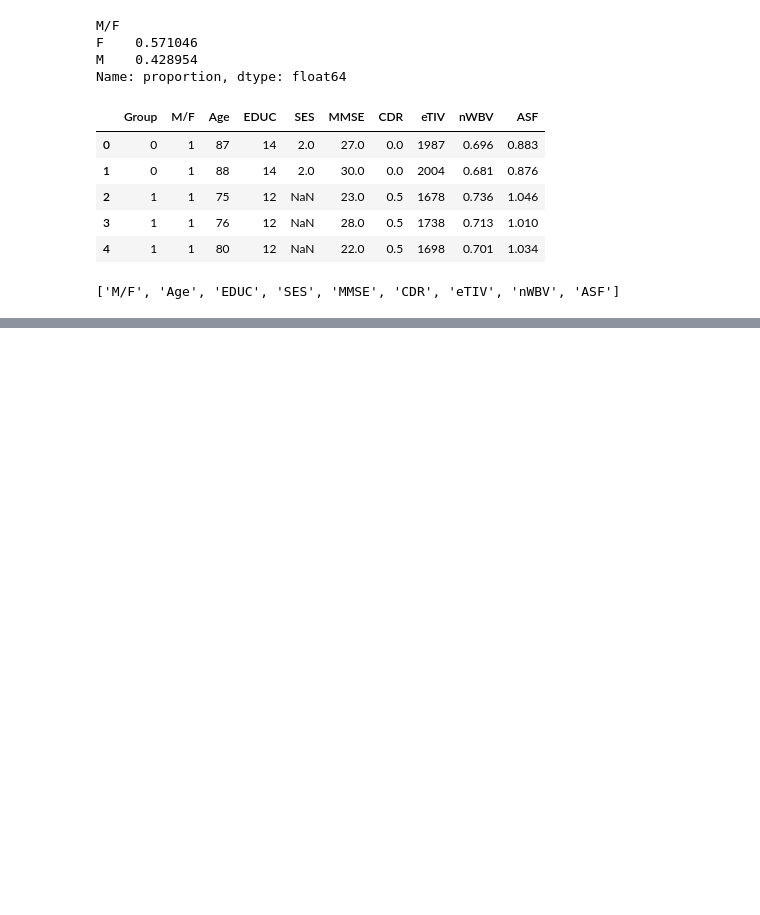
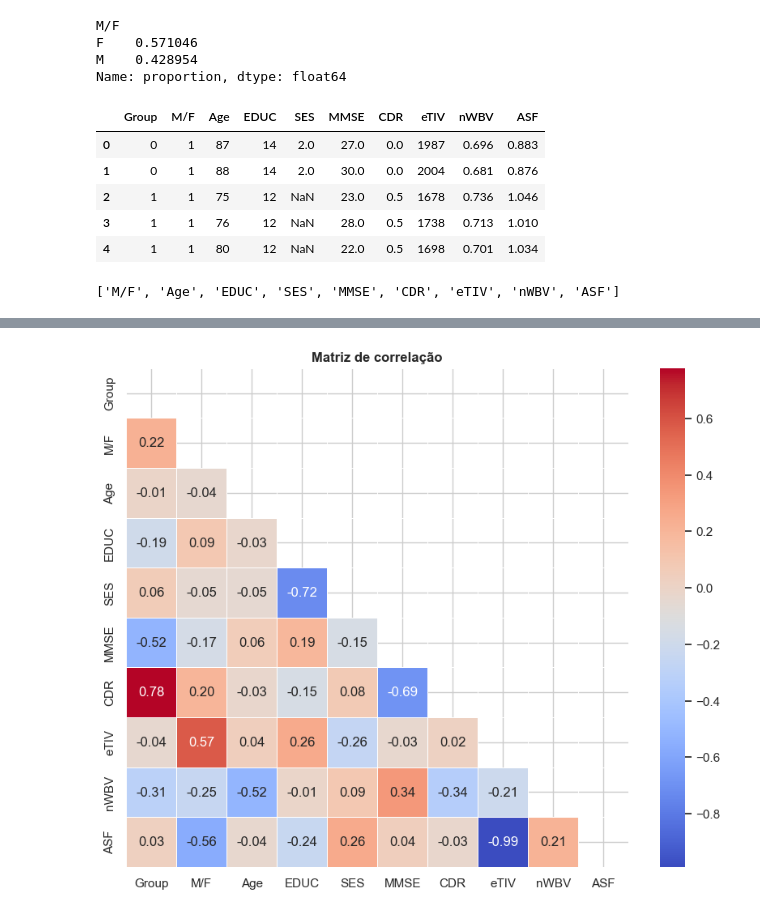
Before and after one commit to Squad-Nina-da-Hora/wmc-desafio-previsao-demencia, a Jupyter notebook: analise.ipynb, the cells around one changed output, grey strips where cells are left out. Saved outputs shown, nothing was run; the diff lists cells and outputs as text; code cells hidden in the pictures; blank space fills up the shorter version.

Commit message:
correlação e heatmap

```diff
--- a/analise.ipynb
+++ b/analise.ipynb
@@ -254,3 +254,8 @@ var_features = [col for col in data.columns if col != var_alvo]
 var_features
 # %% [output]
 ['M/F', 'Age', 'EDUC', 'SES', 'MMSE', 'CDR', 'eTIV', 'nWBV', 'ASF']
+# %%
+# Calculando a matriz de correlação
+
+corr = data.corr()
+corr
@@ -256,0 +274,10 @@ var_features
+# %%
+# Exibindo heatmap
+
+plt.figure(figsize=(10,8))
+mask = np.triu(np.ones_like(corr, dtype=bool))
+sns.heatmap(corr, mask=mask, annot=True, cmap='coolwarm', fmt='.2f', linewidth=0.5)
+plt.title('Matriz de correlação', fontsize=12, fontweight='bold')
+plt.show()
+# %% [output]
+[figure, added]
```
Also changed, not shown: parts of 1 cell of this notebook.
